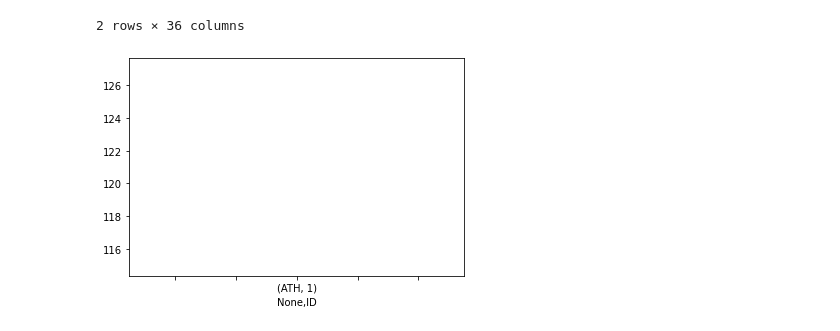
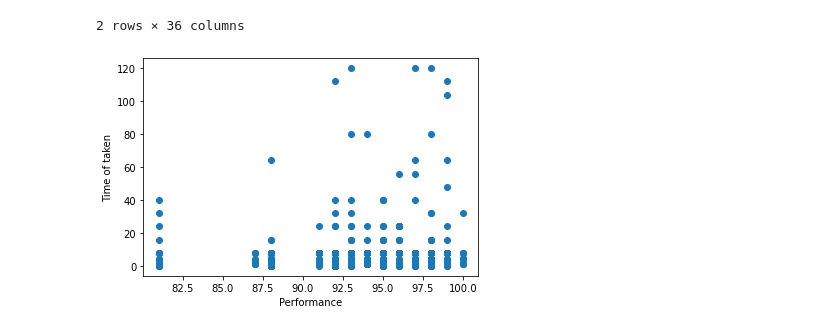
Before and after one commit to TylerHermansen/absenteeism, a Jupyter notebook: absenteeism .ipynb, the cells around one changed output. Saved outputs shown, nothing was run; the diff lists cells and outputs as text; code cells hidden in the pictures.

```diff
--- a/absenteeism .ipynb
+++ b/absenteeism .ipynb
@@ -278,7 +278,12 @@ gf.unstack()
 | ATH | 121.00 | 25.000000 | 482.000000 | 0.0 | 104.000000 | 72.000000 | 30.000000 | 0.000000 | 262.000000 | 186.000000 | ... | ... |
 | Hit target | 95.25 | 94.153846 | 94.710928 | 95.0 | 95.288462 | 93.846154 | 95.230769 | 82.076923 | 95.230769 | 94.692308 | ... | ... |
 2 rows × 36 columns
-# %%
-ax = gf.loc[:].plot()
-# %% [output]
-[figure, removed]
+# %%
+plt.scatter(data['Hit target'],data['ATH'])
+
+plt.xlabel('Performance')
+plt.ylabel('Time of taken')
+
+plt.show()
+# %% [output]
+[figure, added]
```
